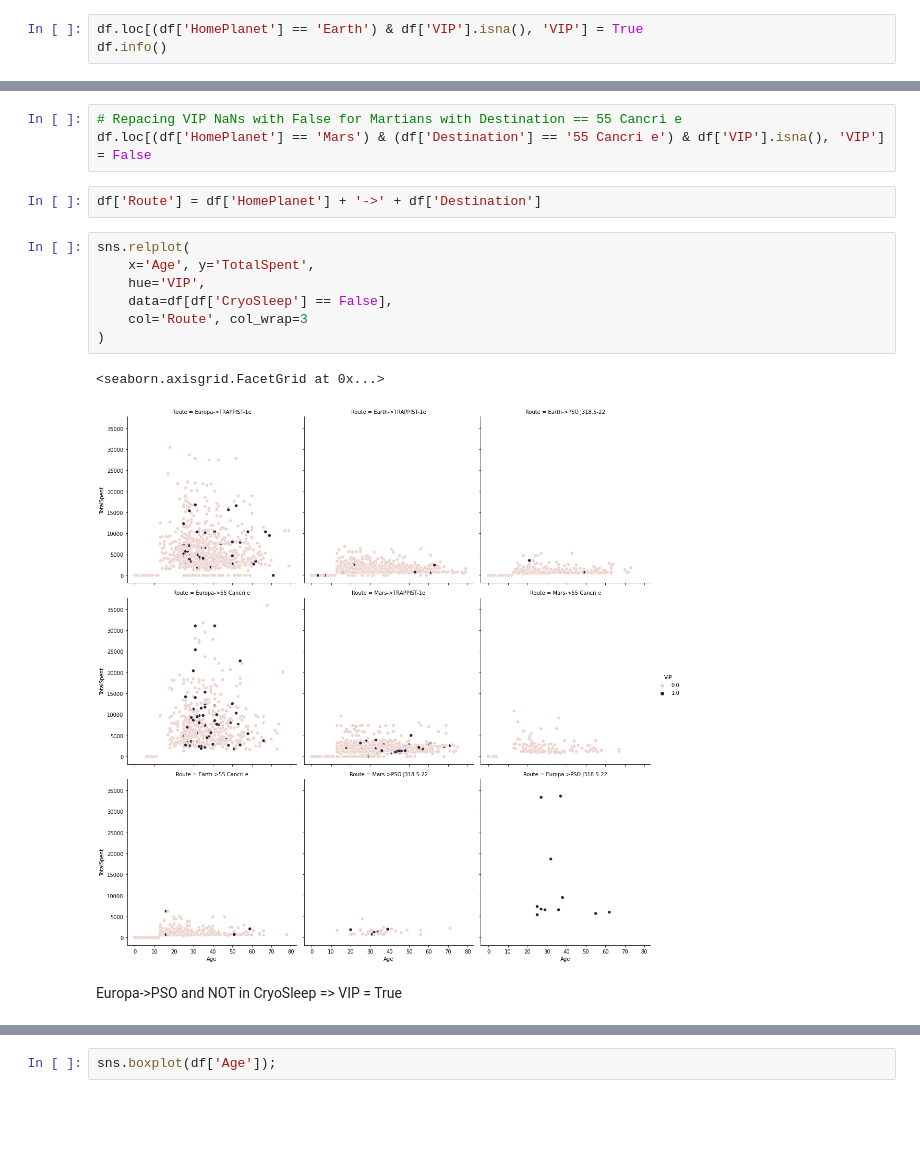
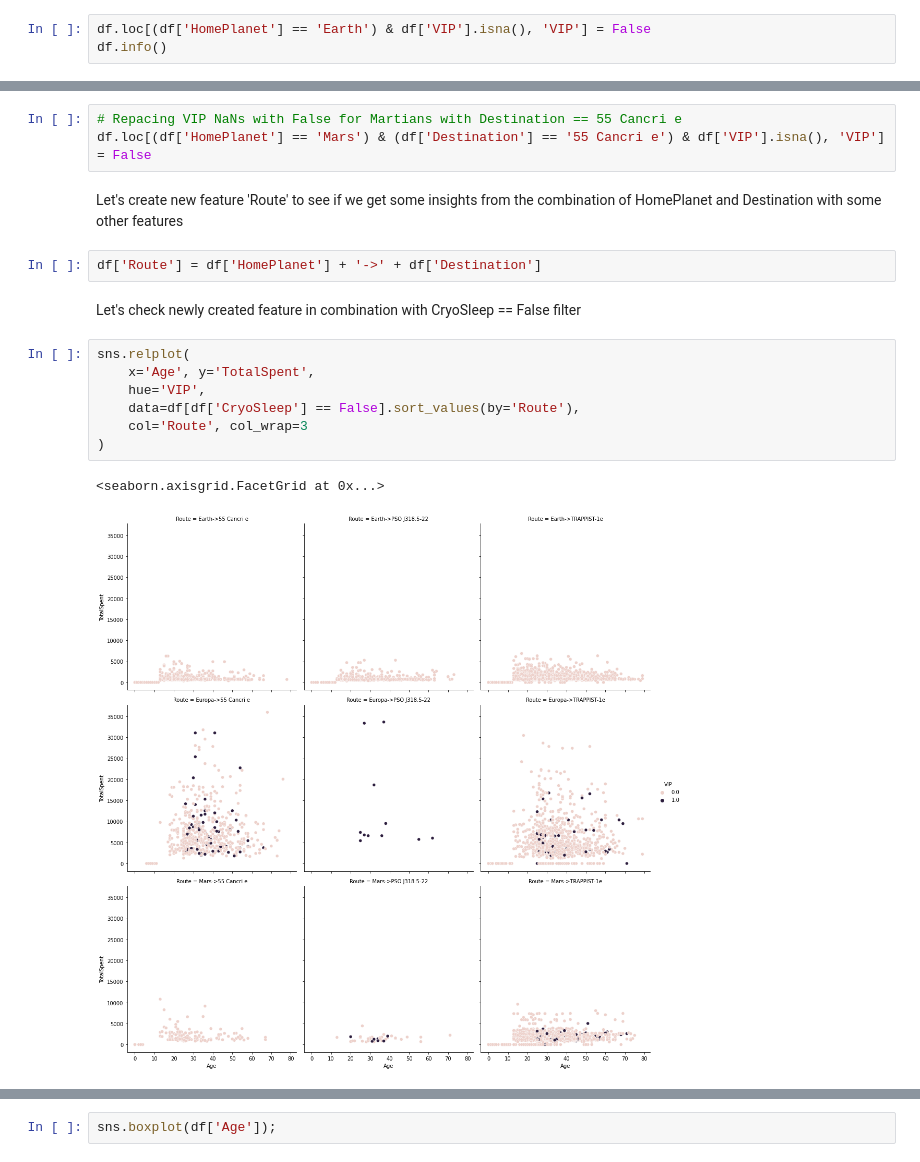
Before and after one commit to sharuhinda/ds_spaceship, a Jupyter notebook: ds_test.ipynb, the cells around one changed output, grey strips where cells are left out. Drawn from its saved outputs; the diff is of its cells as text; blank space fills up the shorter version.

```diff
--- a/ds_test.ipynb
+++ b/ds_test.ipynb
@@ -542,7 +543,7 @@ df[(df['HomePlanet'] == 'Earth') & df['VIP'].isna()]
 |  | 4267 | 9260_01 | Earth | True | G/1503/P | 55 Cancri e | 3.0 | NaN | 0.0 | ... |
 160 rows × 21 columns
 # %%
-df.loc[(df['HomePlanet'] == 'Earth') & df['VIP'].isna(), 'VIP'] = True
+df.loc[(df['HomePlanet'] == 'Earth') & df['VIP'].isna(), 'VIP'] = False
 df.info()
 # %% [output]
 <class 'pandas.core.frame.DataFrame'>
@@ -623,17 +632,19 @@ Martians with Destination == '55 Cancri e' => NOT VIP
 # %%
 # Repacing VIP NaNs with False for Martians with Destination == 55 Cancri e
 df.loc[(df['HomePlanet'] == 'Mars') & (df['Destination'] == '55 Cancri e') & df['VIP'].isna(), 'VIP'] = False
+# %% [markdown]
+Let's create new feature 'Route' to see if we get some insights from the combination of HomePlanet and Destination with some other features
 # %%
 df['Route'] = df['HomePlanet'] + '->' + df['Destination']
+# %% [markdown]
+Let's check newly created feature in combination with CryoSleep == False filter
 # %%
 sns.relplot(
     x='Age', y='TotalSpent',
     hue='VIP',
-    data=df[df['CryoSleep'] == False],
+    data=df[df['CryoSleep'] == False].sort_values(by='Route'),
     col='Route', col_wrap=3
 )
 # %% [output]
 <seaborn.axisgrid.FacetGrid at 0x...>
-[figure, old version]
+[figure, new version]
-# %% [markdown]
-Europa->PSO and NOT in CryoSleep => VIP = True
```
Also changed, not shown: parts of 38 cells of this notebook.
